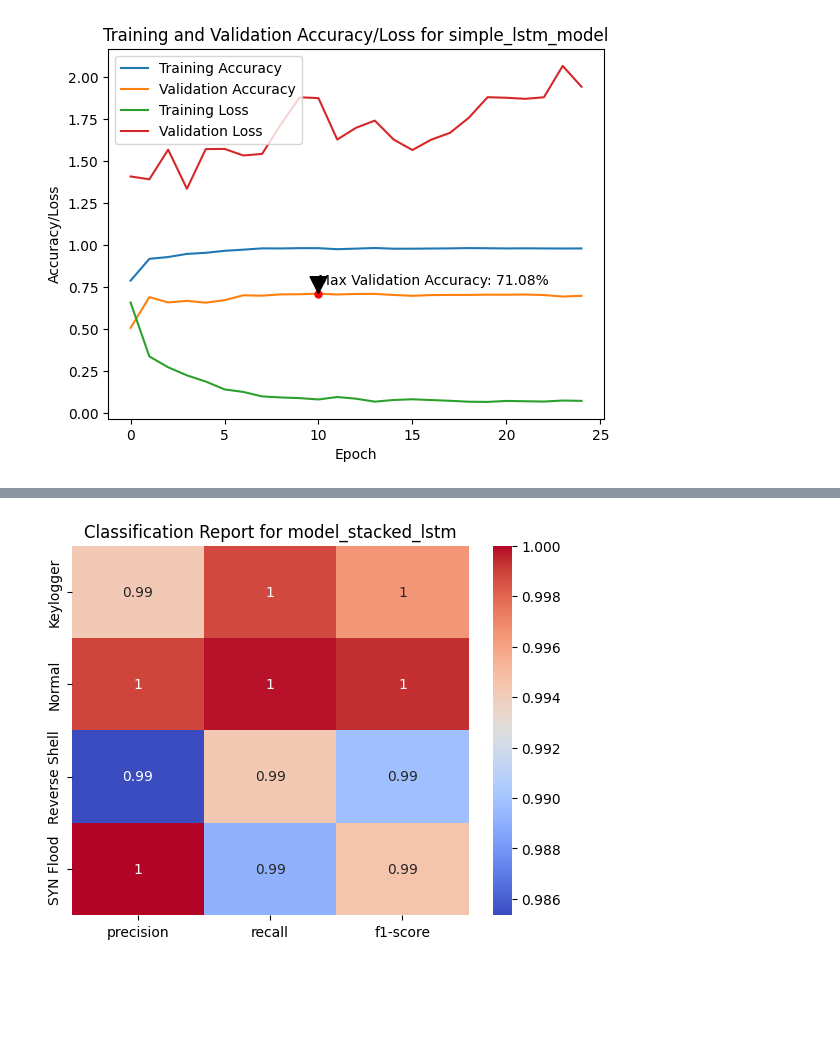
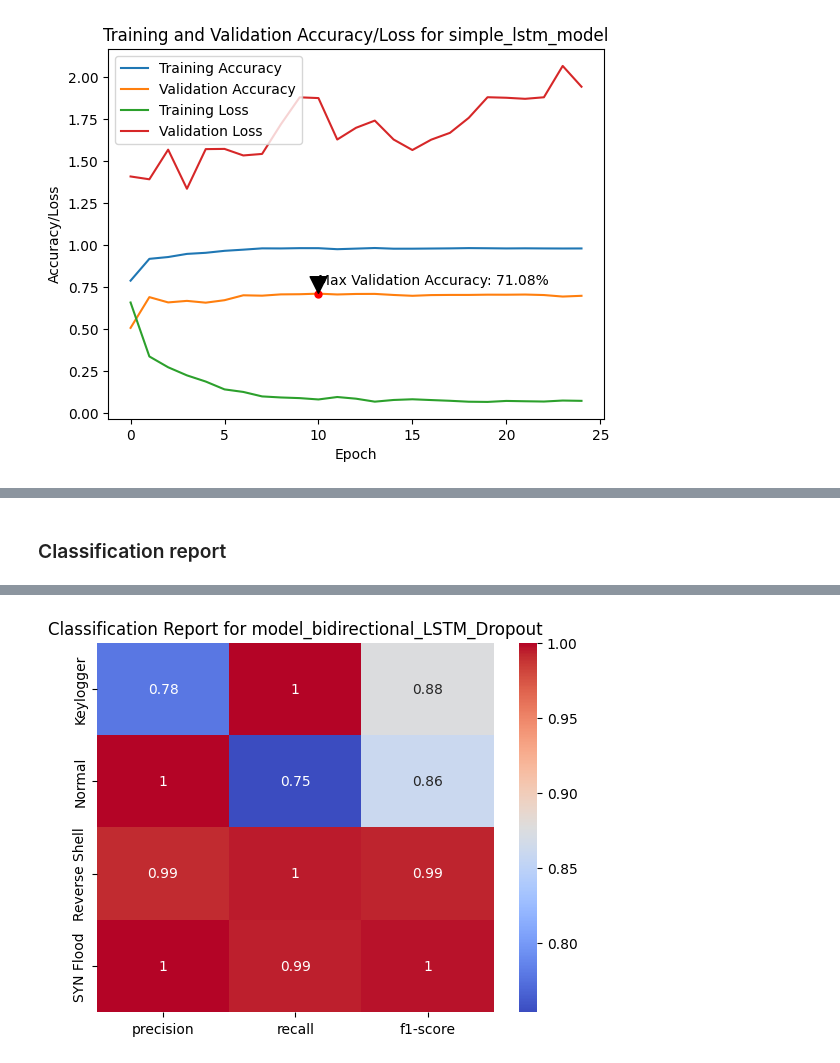
Before and after one commit to Enzo-hmdy/Secu_IOT_UQAC2, a Jupyter notebook: cleaning.ipynb, the cells around one changed output, grey strips where cells are left out. Drawn from its saved outputs; the diff is of its cells as text; code cells hidden in the pictures; blank space fills up the shorter version.

Commit message:
Enregistrement models + des trucs

```diff
--- a/cleaning.ipynb
+++ b/cleaning.ipynb
@@ -15,9 +15,9 @@ from keras.utils import plot_model
 
 ## Labélisation des données
 # %%
-df = pd.read_csv('datasetiot.csv')
-df_revershell = pd.read_csv('revershell.csv')
-df_keylogger = pd.read_csv('dataset_keylog.csv')
+df = pd.read_csv('dataset/datasetiot.csv')
+df_revershell = pd.read_csv('dataset/revershell.csv')
+df_keylogger = pd.read_csv('dataset/dataset_keylog.csv')
 # keep 100 000 first rows
 df = df.iloc[:100000]
 # add columns empty columns to the dataframe this will be used to store the labels
@@ -768,13 +805,13 @@ model_bidirectional_LSTM.evaluate(test_data, test_labels)
 
 
 model_bidirectional_LSTM_Dropout = keras.Sequential()
-model_bidirectional_LSTM_Dropout.add(keras.layers.Bidirectional(keras.layers.LSTM(32, return_sequences=True), input_shape=input_shape))
+model_bidirectional_LSTM_Dropout.add(keras.layers.Bidirectional(keras.layers.LSTM(64, return_sequences=True), input_shape=input_shape))
 model_bidirectional_LSTM_Dropout.add(keras.layers.Dropout(0.5))
-model_bidirectional_LSTM_Dropout.add(keras.layers.Bidirectional(keras.layers.LSTM(32, return_sequences=True)))
+model_bidirectional_LSTM_Dropout.add(keras.layers.Bidirectional(keras.layers.LSTM(64, return_sequences=True)))
 model_bidirectional_LSTM_Dropout.add(keras.layers.Dropout(0.4))
-model_bidirectional_LSTM_Dropout.add(keras.layers.Bidirectional(keras.layers.LSTM(16)))
+model_bidirectional_LSTM_Dropout.add(keras.layers.Bidirectional(keras.layers.LSTM(32)))
 model_bidirectional_LSTM_Dropout.add(keras.layers.Dropout(0.3))
-model_bidirectional_LSTM_Dropout.add(keras.layers.Dense(32, activation='relu'))
+model_bidirectional_LSTM_Dropout.add(keras.layers.Dense(32, activation='sigmoid'))
 model_bidirectional_LSTM_Dropout.add(keras.layers.Dense(num_labels, activation='softmax'))
 model_bidirectional_LSTM_Dropout.compile(loss='sparse_categorical_crossentropy', optimizer='adam', metrics=['accuracy'])
 model_bidirectional_LSTM_Dropout.summary()
@@ -1201,5 +1283,9 @@ def plot_classification_report(model, X_test, y_test, target_names,name):
+# %% [markdown]
+### Classification report
 # %%
 # plot_classification_report(model_cnn,test_data,test_labels,label_encoder.classes_,"cnn")
 # plot_classification_report(simple_lstm_model,test_data,test_labels,label_encoder.classes_,"simple_lstm_model")
-plot_classification_report(model_stacked_lstm_dropout,test_data,test_labels,label_encoder.classes_,"model_stacked_lstm")
+# plot_classification_report(model_stacked_lstm_dropout,test_data,test_labels,label_encoder.classes_,"model_stacked_lstm")
+# plot_cl:assification_report(model_gru,test_data,test_labels,label_encoder.classes_,"model_gru")
+plot_classification_report(model_bidirectional_LSTM_Dropout,test_data,test_labels,label_encoder.classes_,"model_bidirectional_LSTM_Dropout")
 # %% [output]
@@ -1207,4 +1293,4 @@ plot_classification_report(model_stacked_lstm_dropout,test_data,test_labels,labe
-[figure, old version]
+[figure, new version]
 # %%
 # model_cnn.save('model_cnn_final.h5')
 # simple_lstm_model.save('simple_lstm_model_final.h5')
```
Also changed, not shown: parts of 65 cells of this notebook, 5 other files.
